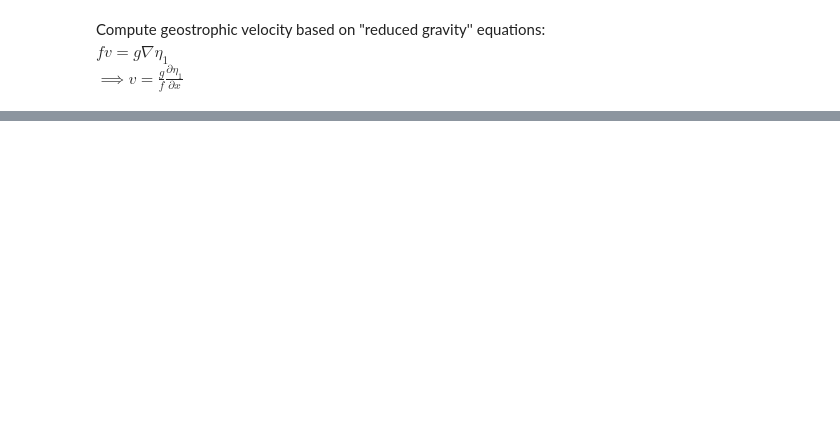
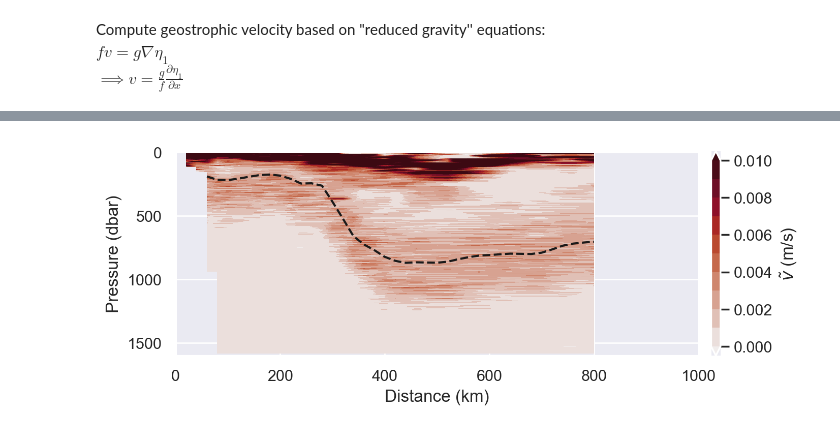
Before and after one commit to ktcarr/12.843, a Jupyter notebook: lab2/lab2_analysis.ipynb, the cells around one changed output, grey strips where cells are left out. Drawn from its saved outputs; the diff is of its cells as text; code cells hidden in the pictures; blank space fills up the shorter version.

```diff
--- a/lab2/lab2_analysis.ipynb
+++ b/lab2/lab2_analysis.ipynb
@@ -307,0 +300,34 @@ plt.show()
+# %%
+time_idx=1
+name = 'rho'
+zgrad = data.differentiate('depth')[name]
+
+##### Plotting
+c = sns.color_palette()
+figsize = np.array([8,16/6])
+fig = plt.figure(figsize=figsize)
+gs = fig.add_gridspec(10,30)
+#### Plot Velocity profile ####
+ax = fig.add_subplot(gs[:,:])
+if name=='T':
+    p = ax.contourf(zgrad.dist, zgrad.depth, -zgrad.isel(time=time_idx).T, cmap='cmo.amp', extend='both',
+                    levels=np.arange(0,.11,.01))
+else:
+    p = ax.contourf(zgrad.dist, zgrad.depth, zgrad.isel(time=time_idx).T, cmap='cmo.amp', extend='both',
+                    levels=np.arange(0,.011,.001))
+cb = fig.colorbar(p, orientation='vertical', label=r'$\tilde{v}$ (m/s)', pad=.02)
+
+# Iso-lines (temperature or density)
+data_plot = data.isel(time=time_idx)[name_plot].T
+levels    = np.arange(0,25,2) if name_plot=='T' else 12
+
+ax.plot(iso.dist, iso.values, c='k', ls='--')
+ax.error
+ax.set_ylabel('Pressure (dbar)')
+ax.set_xlabel('Distance (km)')
+ax.set_ylim([-10,1600])
+plt.gca().invert_yaxis() # reverse order of y axis so that depth decreases going down
+
+plt.show()
+# %% [output]
+[figure, added]
```
Also changed, not shown: parts of 23 cells of this notebook, 1 other file.
